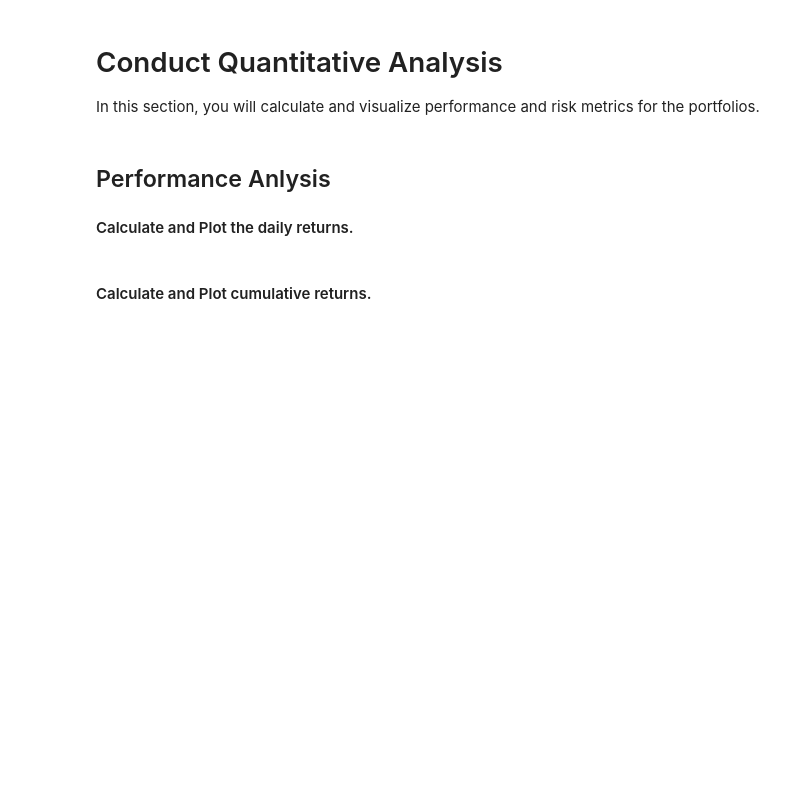
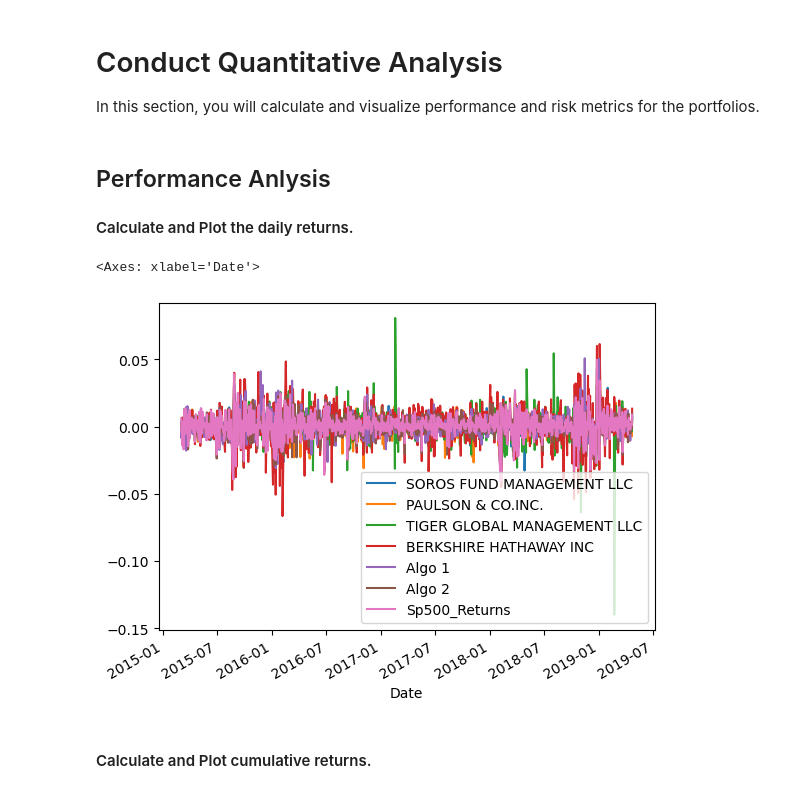
Before and after one commit to Chadwicksanon/Whale_Analysis, a Jupyter notebook: Starter_Code/whale_analysis.ipynb, the cells around one changed output. Cells and saved outputs as stored; diff of their text form; code cells hidden in the pictures; blank space fills up the shorter version.

```diff
--- a/Starter_Code/whale_analysis.ipynb
+++ b/Starter_Code/whale_analysis.ipynb
@@ -158,2 +136,5 @@ NameError: name 'df' is not defined
 # %%
 # Calculate Daily Returns
+sp500_history_df= sp500_history_df.sort_index()
+sp500_returns= sp500_history_df.pct_change()
+print(sp500_returns)
@@ -160,4 +157,7 @@ NameError: name 'df' is not defined
 # %%
 # Drop nulls
+sp500_returns.dropna(inplace=True)
 # %%
 # Rename `Close` Column to be specific to this portfolio.
+sp500_returns= sp500_returns.rename(columns={'Close': 'Sp500_Returns'})
+sp500_returns.head()
@@ -165,3 +173,5 @@ NameError: name 'df' is not defined
 ## Combine Whale, Algorithmic, and S&P 500 Returns
 # %%
 # Join Whale Returns, Algorithmic Returns, and the S&P 500 Returns into a single DataFrame with columns for each portfolio's returns.
+combined_returns = pd.concat([whale_returns_df, algo_returns_df, sp500_returns], axis='columns', join='inner')
+combined_returns.head()
@@ -177,6 +195,10 @@ In this section, you will calculate and visualize performance and risk metrics f
 #### Calculate and Plot the daily returns.
 # %%
 # Plot daily returns of all portfolios
+combined_returns.plot()
+# %% [output]
+<Axes: xlabel='Date'>
+[figure, added]
 # %% [markdown]
 #### Calculate and Plot cumulative returns.
 # %%
```
Also changed, not shown: parts of 54 cells of this notebook, 3 other files.
